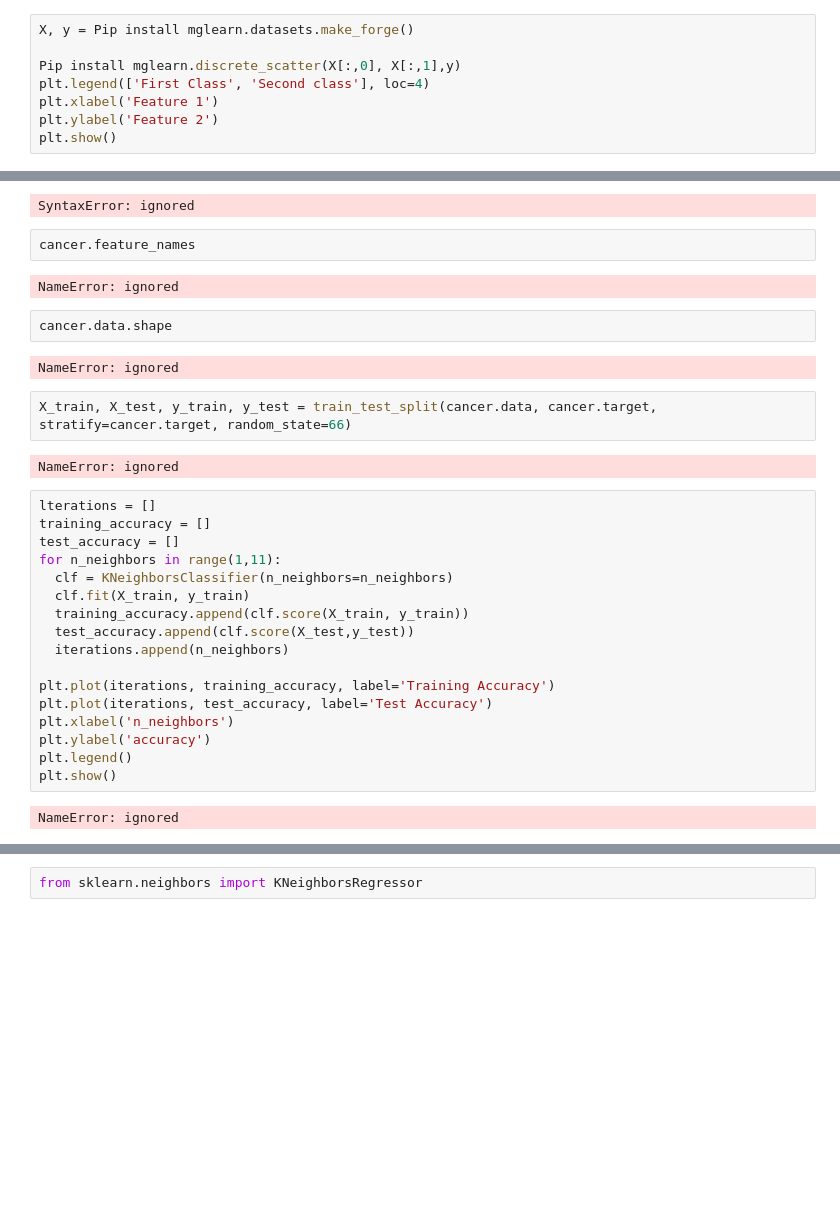
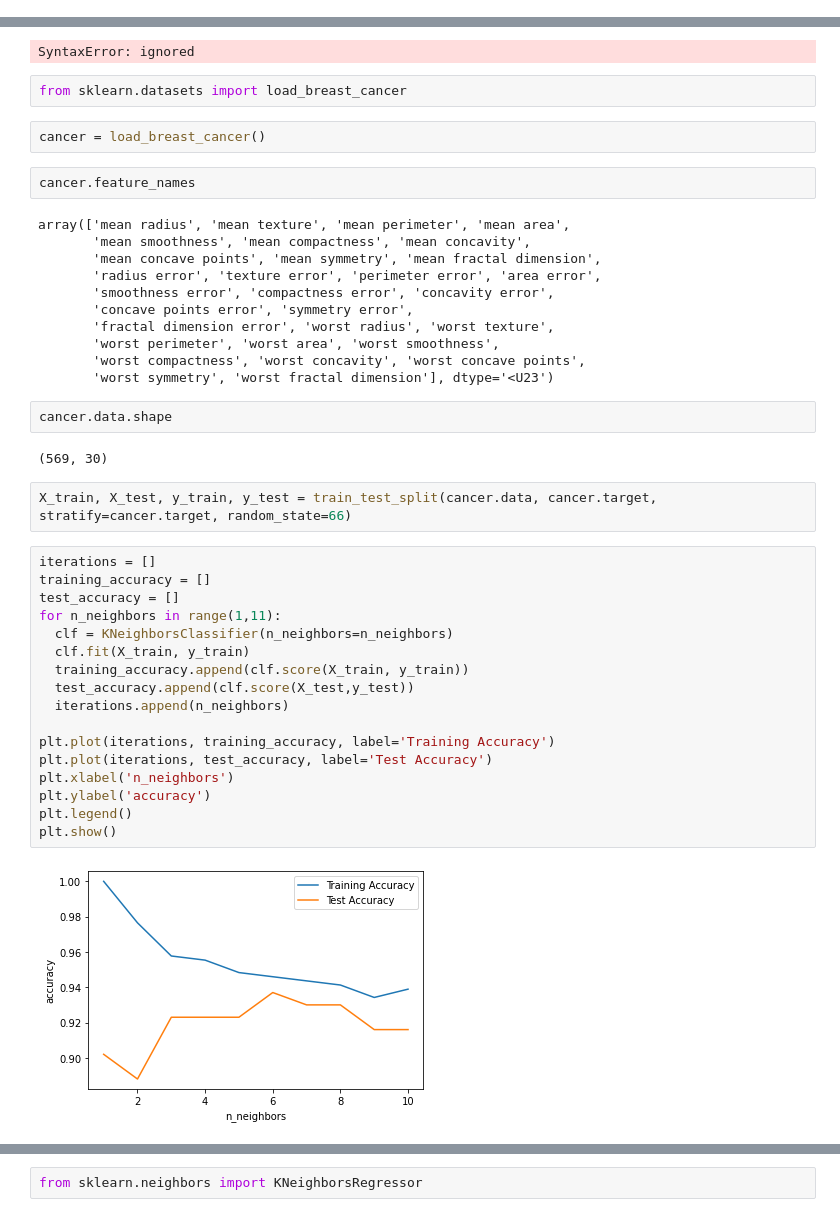
Before and after one commit to 1901277jaehyeok/1901277jaehyeok, a Jupyter notebook: 이재혁7강8강.ipynb, the cells around one changed output, grey strips where cells are left out. Saved outputs shown, nothing was run; the diff lists cells and outputs as text; blank space fills up the shorter version.

```diff
--- a/이재혁7강8강.ipynb
+++ b/이재혁7강8강.ipynb
@@ -148,8 +172,0 @@ NameError: ignored
-# %%
-X, y = Pip install mglearn.datasets.make_forge()
-
-Pip install mglearn.discrete_scatter(X[:,0], X[:,1],y)
-plt.legend(['First Class', 'Second class'], loc=4)
-plt.xlabel('Feature 1')
-plt.ylabel('Feature 2')
-plt.show()
@@ -223,37 +233,48 @@ for n_neighbors, ax in zip([1,3,9], axes):
   ax.set_ylabel('Second feature')
 # %% [output]
 SyntaxError: ignored
+# %%
+from sklearn.datasets import load_breast_cancer
+# %%
+cancer = load_breast_cancer()
 # %%
 cancer.feature_names
 # %% [output]
-NameError: ignored
+array(['mean radius', 'mean texture', 'mean perimeter', 'mean area',
+       'mean smoothness', 'mean compactness', 'mean concavity',
+       'mean concave points', 'mean symmetry', 'mean fractal dimension',
+       'radius error', 'texture error', 'perimeter error', 'area error',
+       'smoothness error', 'compactness error', 'concavity error',
+       'concave points error', 'symmetry error',
+       'fractal dimension error', 'worst radius', 'worst texture',
+       'worst perimeter', 'worst area', 'worst smoothness',
+       'worst compactness', 'worst concavity', 'worst concave points',
+       'worst symmetry', 'worst fractal dimension'], dtype='<U23')
 # %%
 cancer.data.shape
 # %% [output]
-NameError: ignored
+(569, 30)
 # %%
 X_train, X_test, y_train, y_test = train_test_split(cancer.data, cancer.target, stratify=cancer.target, random_state=66)
-# %% [output]
-NameError: ignored
 # %%
-lterations = []
+iterations = []
 training_accuracy = []
 test_accuracy = []
 for n_neighbors in range(1,11):
   clf = KNeighborsClassifier(n_neighbors=n_neighbors)
   clf.fit(X_train, y_train)
   training_accuracy.append(clf.score(X_train, y_train))
   test_accuracy.append(clf.score(X_test,y_test))
   iterations.append(n_neighbors)
 
 plt.plot(iterations, training_accuracy, label='Training Accuracy')
 plt.plot(iterations, test_accuracy, label='Test Accuracy')
 plt.xlabel('n_neighbors')
 plt.ylabel('accuracy')
 plt.legend()
 plt.show()
 # %% [output]
-NameError: ignored
+[figure, added]
 # %%
 X, y = mglearn.datasets.make_forge()
 
```
Also changed, not shown: parts of 41 cells of this notebook.
